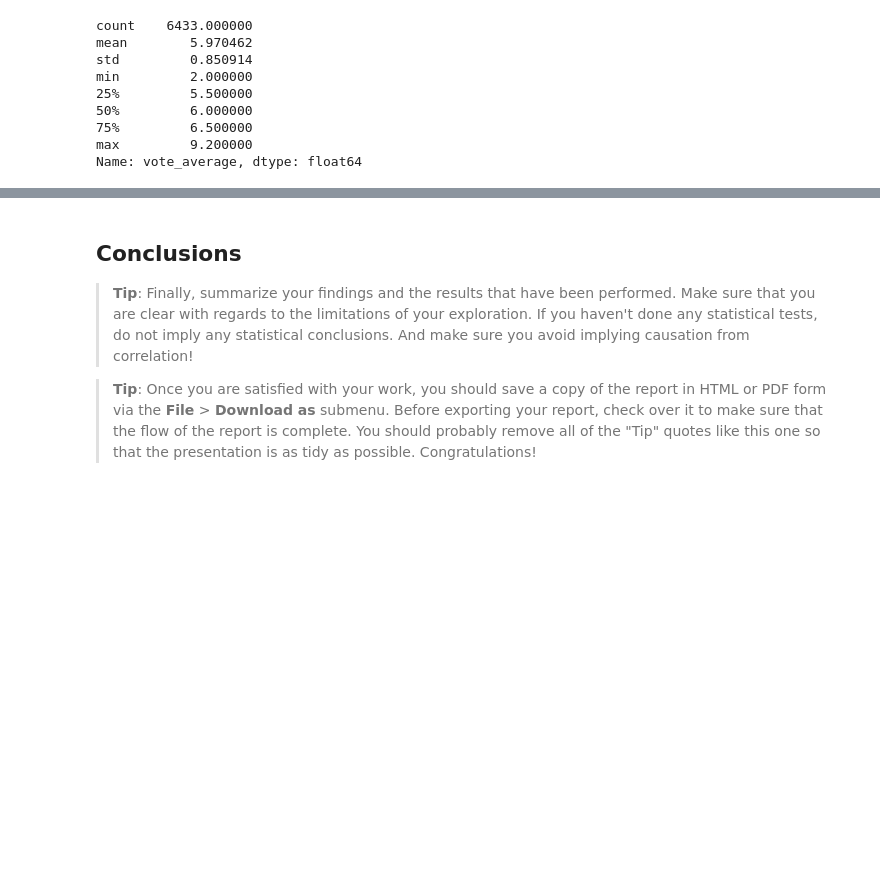
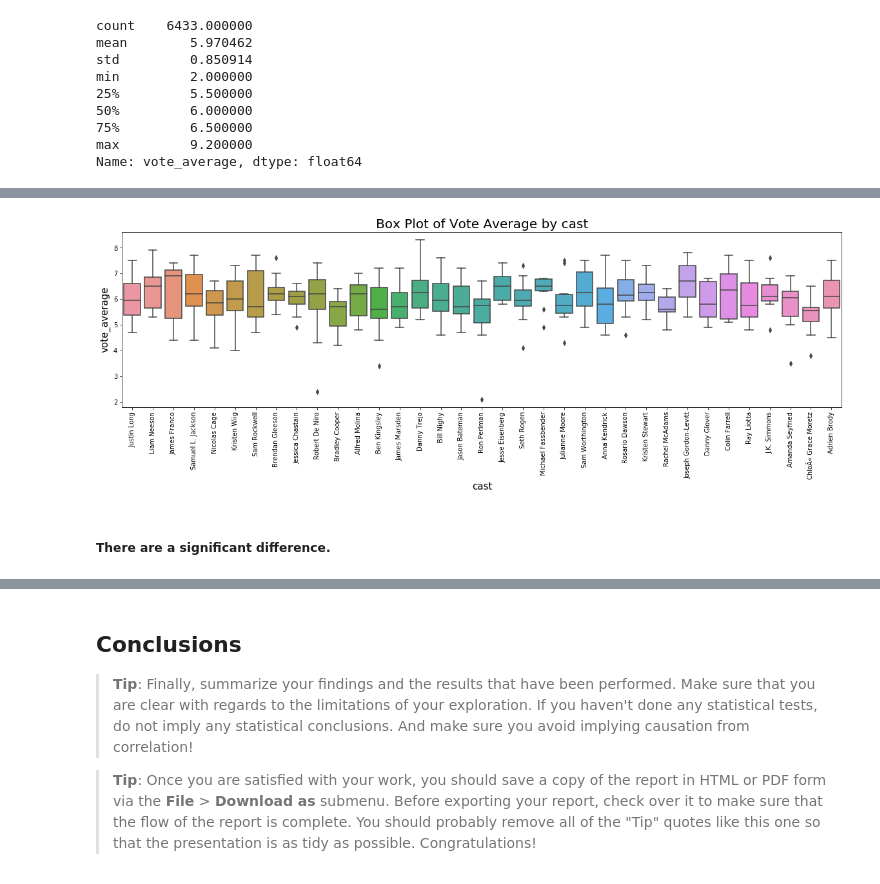
Before and after one commit to KaoriMI/Project_Investigate_a_Dataset, a Jupyter notebook: Investigate_TMDb_Movie_Dataset.ipynb, the cells around one changed output, grey strips where cells are left out. Cells and saved outputs as stored; diff of their text form; code cells hidden in the pictures; blank space fills up the shorter version.

```diff
--- a/Investigate_TMDb_Movie_Dataset.ipynb
+++ b/Investigate_TMDb_Movie_Dataset.ipynb
@@ -362,0 +385,3 @@ Name: vote_average, dtype: float64
+# %%
+# Make a dataframe grouped by cast
+df_cast_count = df_cast.groupby('cast').count().sort_values(by = 'original_title', ascending = False)
@@ -362,0 +414,8 @@ Name: vote_average, dtype: float64
+# %%
+# Make a function to make a dataframe and the cast list of the casts appeared more than N times
+def top_cast(n):
+    cast_top = list(df_cast_count[df_cast_count['original_title'] >= n].index)
+    return df_cast[df_cast['cast'].isin(cast_top)].reset_index(drop = True), cast_top
+# %%
+# Make a dataframe of film with casts appeared in more than 10 films
+df_cast10, list_cast10 = top_cast(10)
@@ -362,0 +449,13 @@ Name: vote_average, dtype: float64
+# %%
+# Plot the vote avarage by cast in descending order of the appearance from the left.
+plt.figure(figsize=(20,5))
+sns.boxplot(df_cast10.cast, df_cast10.vote_average, order = list_cast10)
+plt.title('Box Plot of Vote Average by cast', fontsize = 20)
+plt.xlabel('cast', fontsize = 15)
+plt.ylabel('vote_average', fontsize = 15)
+plt.xticks(rotation = 90)
+plt.show()
+# %% [output]
+[figure, added]
+# %% [markdown]
+##### There are a significant difference.
```
Also changed, not shown: parts of 51 cells of this notebook, 4 other files.
